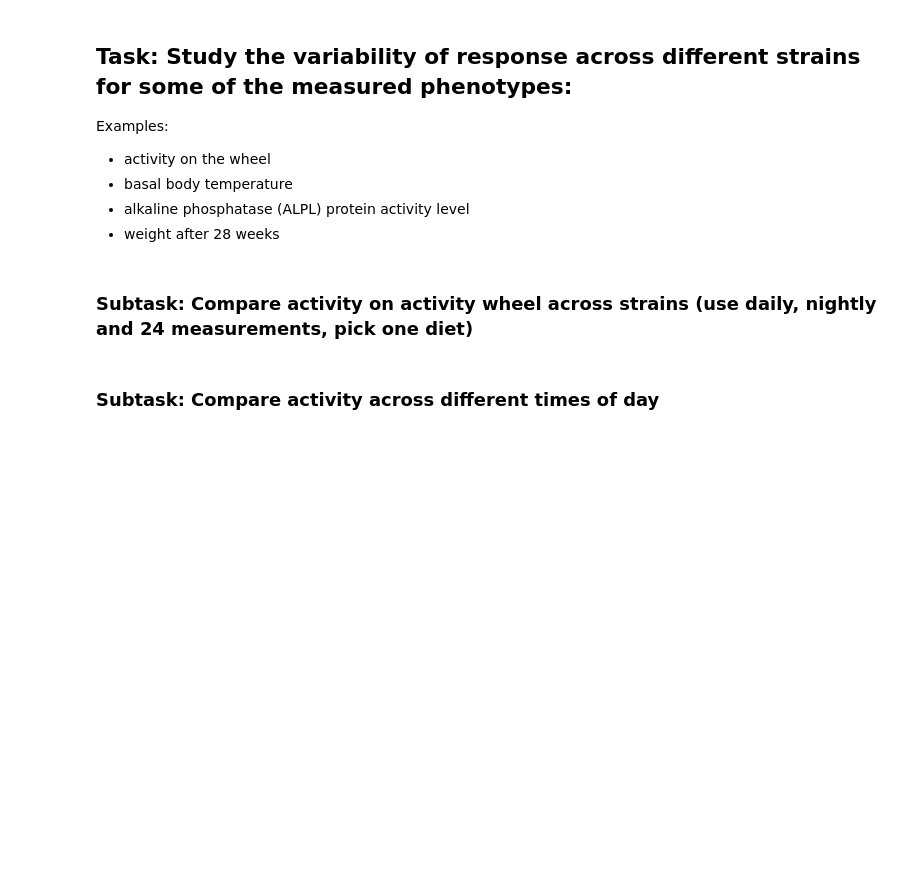
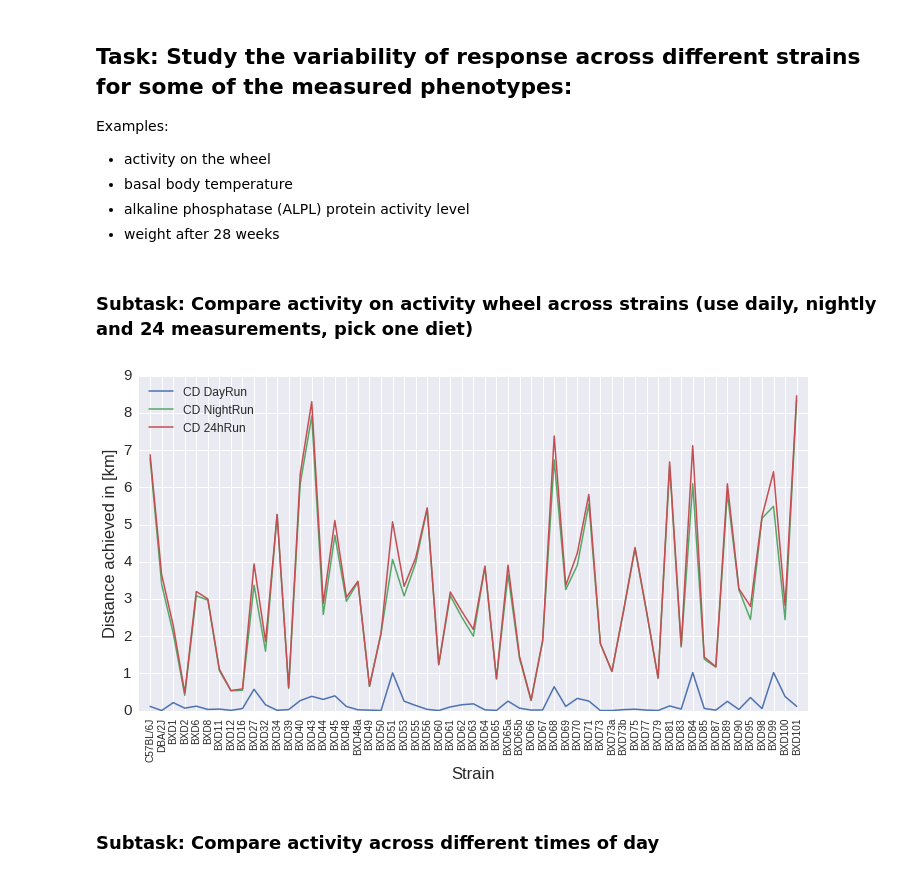
Before and after one commit to MeeNot/Integrated_Bioinformatics, a Jupyter notebook: notebooks/Day2_Exploratory_Analysis.ipynb, the cells around one changed output. Cells and saved outputs as stored; diff of their text form; code cells hidden in the pictures; blank space fills up the shorter version.

```diff
--- a/notebooks/Day2_Exploratory_Analysis.ipynb
+++ b/notebooks/Day2_Exploratory_Analysis.ipynb
@@ -256,5 +290,29 @@ Examples:
 - weight after 28 weeks
 # %% [markdown]
 ### Subtask: Compare activity on activity wheel across strains (use daily, nightly and 24 measurements, pick one diet)
+# %%
+# "CD"-DIET
+df_phenotype_activity_wheel = df_phenotype['Activity Wheel']
+#df_phenotype_activity_wheel.columns
+# %%
+plt.figure(figsize=(12,6), dpi=80)
+
+
+plt.plot(df_phenotype_activity_wheel["CD_DayRun_ActivityWheel_[km]"], label="CD DayRun")
+plt.plot(df_phenotype_activity_wheel["CD_NightRun_ActivityWheel_[km]"], label="CD NightRun")
+plt.plot(df_phenotype_activity_wheel["CD_24hRun_ActivityWheel_[km]"], label="CD 24hRun")
+
+plt.legend(loc='best', frameon=False, fontsize=12)
+#sns.di(df_phenotype_activity_wheel["CD_DayRun_ActivityWheel_[km]"])
+#sns.distplot(df_phenotype_activity_wheel["CD_NightRun_ActivityWheel_[km]"])
+#sns.distplot(df_phenotype_activity_wheel["CD_24hRun_ActivityWheel_[km]"])
+
+plt.xlabel("Strain")
+plt.ylabel("Distance achieved in [km]")
+plt.xlim(-1, 57)
+plt.xticks(range(57), df_phenotype_activity_wheel["@format=column"].values, rotation='vertical', fontsize=10)
+plt.show()
+# %% [output]
+[figure, added]
 # %% [markdown]
 ### Subtask: Compare activity across different times of day
```
Also changed, not shown: parts of 22 cells of this notebook.
